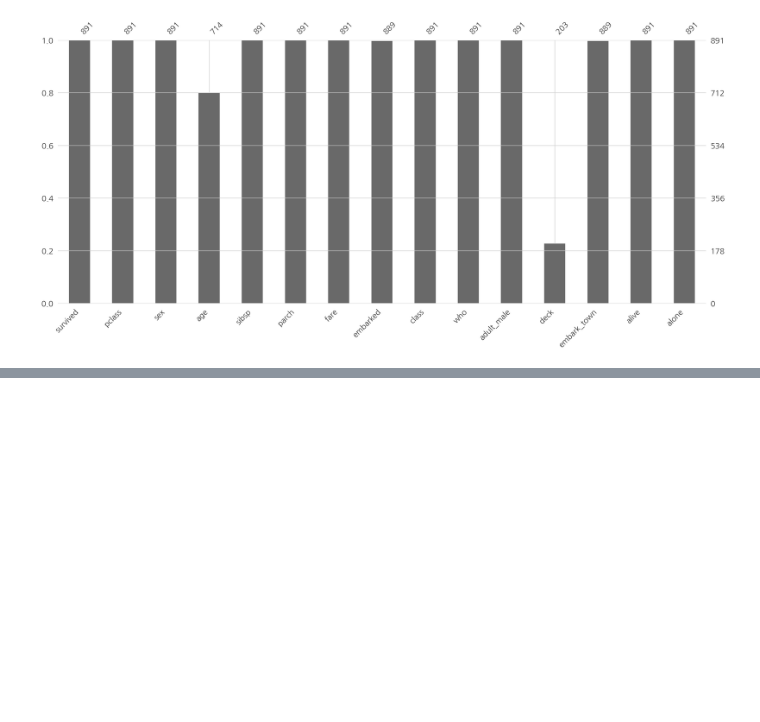
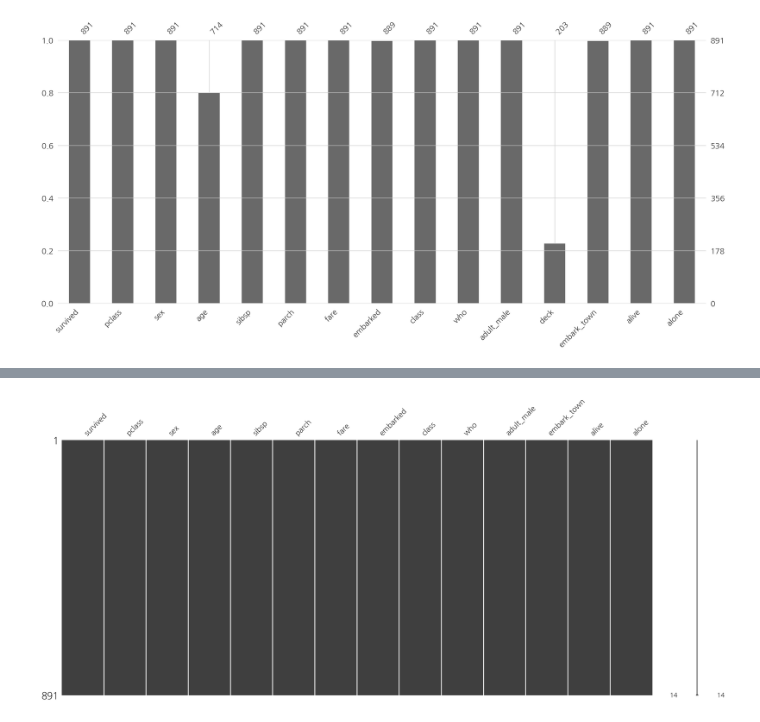
Before and after one commit to whguswls58/TIL, a Jupyter notebook: math/200513_math_14.ipynb, the cells around one changed output, grey strips where cells are left out. Drawn from its saved outputs; the diff is of its cells as text; code cells hidden in the pictures; blank space fills up the shorter version.

```diff
--- a/math/200513_math_14.ipynb
+++ b/math/200513_math_14.ipynb
@@ -70,0 +153,8 @@ plt.show()
+# %%
+imputer_age = SimpleImputer(strategy="median")
+titanic["age"] = imputer_embark_town.fit_transform(titanic[["age"]])
+
+msno.matrix(titanic)
+plt.show()
+# %% [output]
+[figure, added]
```
Also changed, not shown: parts of 10 cells of this notebook.
